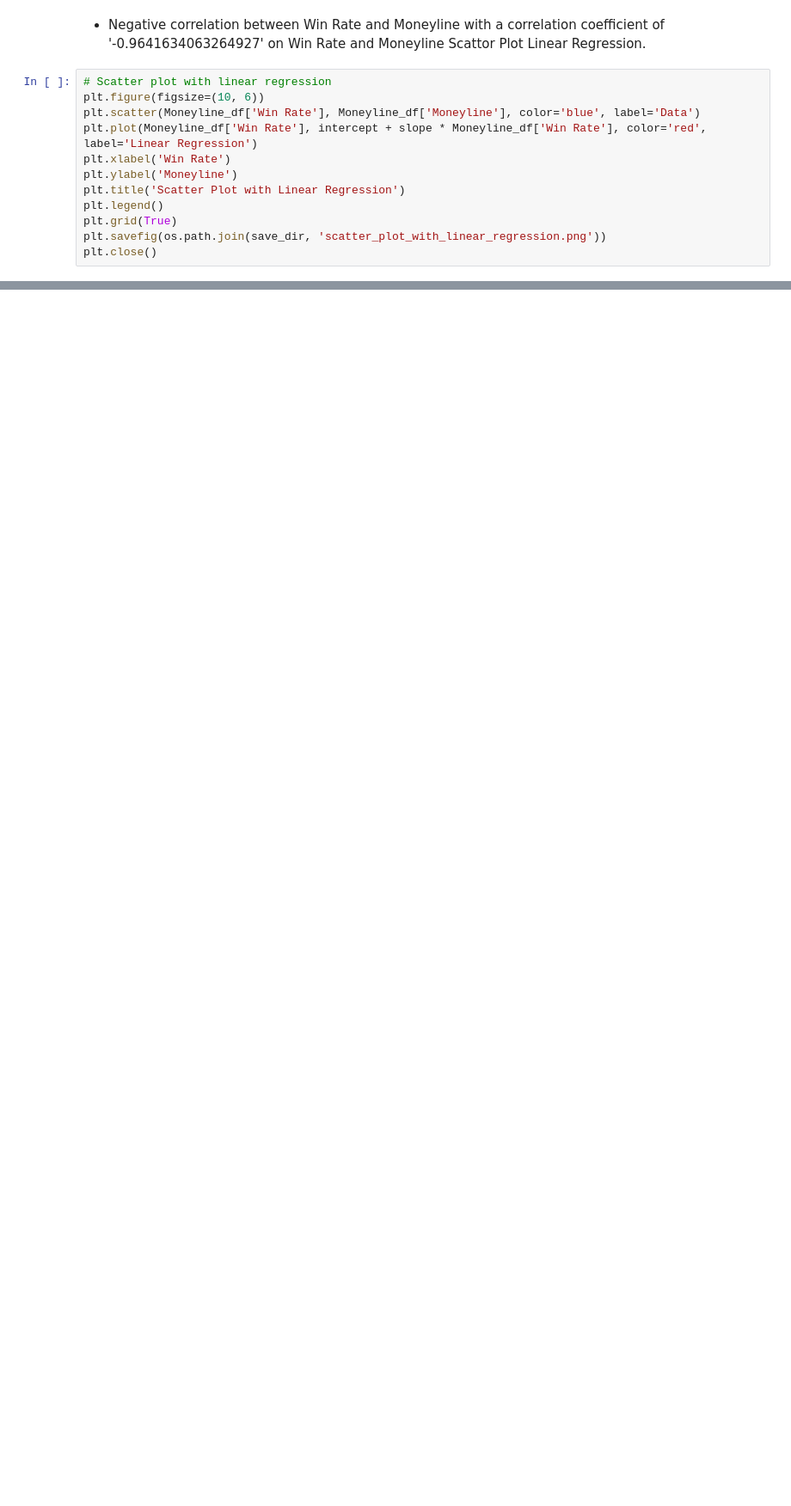
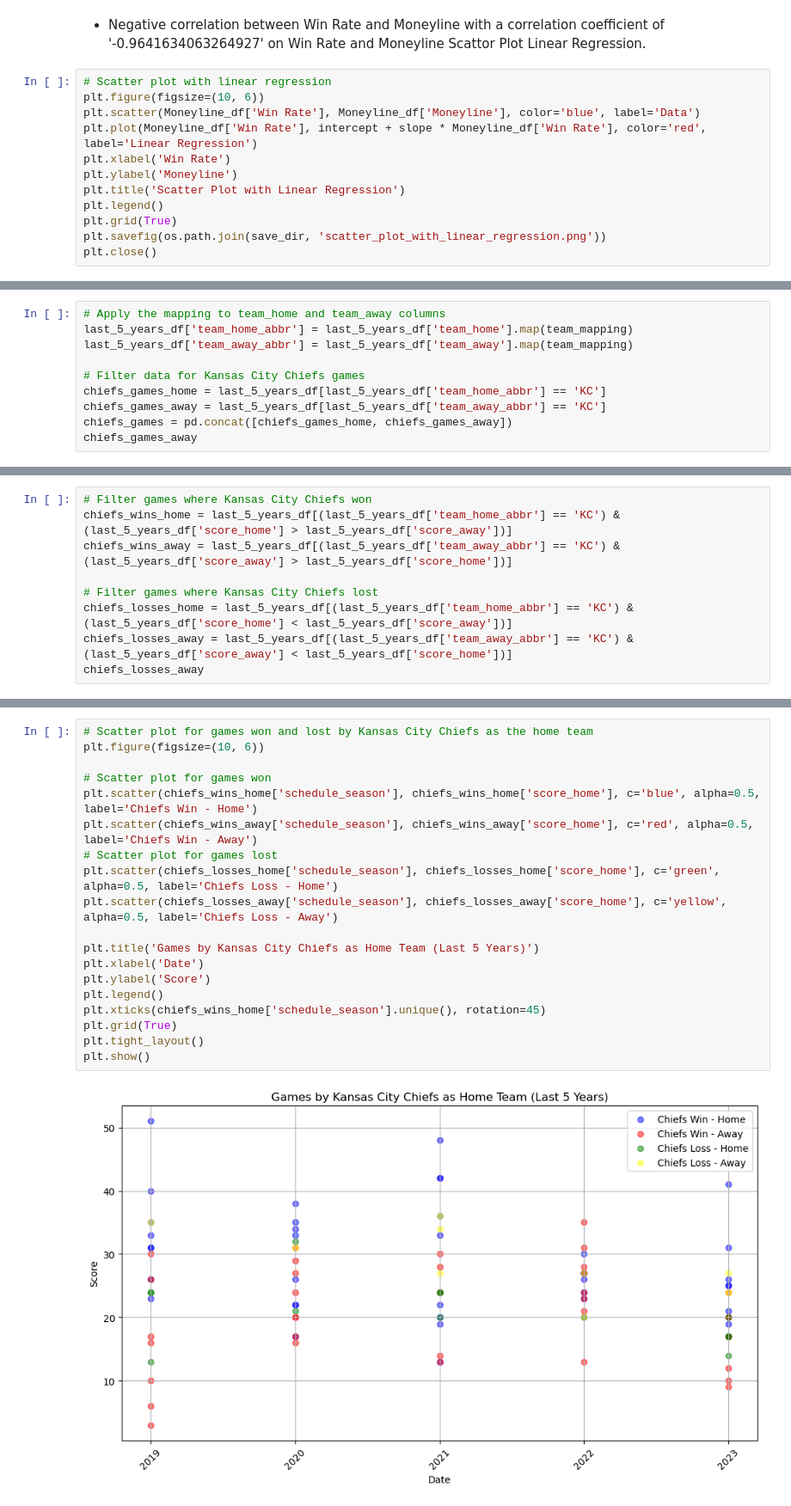
Before and after one commit to tarsian/Group_1-Project_1, a Jupyter notebook: NFL Betting/NFL_betting(Kwangho).ipynb, the cells around one changed output, grey strips where cells are left out. Shown at 86% size. Drawn from its saved outputs; the diff is of its cells as text; blank space fills up the shorter version.

```diff
--- a/NFL Betting/NFL_betting(Kwangho).ipynb
+++ b/NFL Betting/NFL_betting(Kwangho).ipynb
@@ -359,0 +398,10 @@ plt.close()
+# %%
+# Apply the mapping to team_home and team_away columns
+last_5_years_df['team_home_abbr'] = last_5_years_df['team_home'].map(team_mapping)
+last_5_years_df['team_away_abbr'] = last_5_years_df['team_away'].map(team_mapping)
+
+# Filter data for Kansas City Chiefs games
+chiefs_games_home = last_5_years_df[last_5_years_df['team_home_abbr'] == 'KC']
+chiefs_games_away = last_5_years_df[last_5_years_df['team_away_abbr'] == 'KC']
+chiefs_games = pd.concat([chiefs_games_home, chiefs_games_away])
+chiefs_games_away
@@ -359,0 +436,9 @@ plt.close()
+# %%
+# Filter games where Kansas City Chiefs won
+chiefs_wins_home = last_5_years_df[(last_5_years_df['team_home_abbr'] == 'KC') & (last_5_years_df['score_home'] > last_5_years_df['score_away'])]
+chiefs_wins_away = last_5_years_df[(last_5_years_df['team_away_abbr'] == 'KC') & (last_5_years_df['score_away'] > last_5_years_df['score_home'])]
+
+# Filter games where Kansas City Chiefs lost
+chiefs_losses_home = last_5_years_df[(last_5_years_df['team_home_abbr'] == 'KC') & (last_5_years_df['score_home'] < last_5_years_df['score_away'])]
+chiefs_losses_away = last_5_years_df[(last_5_years_df['team_away_abbr'] == 'KC') & (last_5_years_df['score_away'] < last_5_years_df['score_home'])]
+chiefs_losses_away
@@ -359,0 +456,21 @@ plt.close()
+# %%
+# Scatter plot for games won and lost by Kansas City Chiefs as the home team
+plt.figure(figsize=(10, 6))
+
+# Scatter plot for games won
+plt.scatter(chiefs_wins_home['schedule_season'], chiefs_wins_home['score_home'], c='blue', alpha=0.5, label='Chiefs Win - Home')
+plt.scatter(chiefs_wins_away['schedule_season'], chiefs_wins_away['score_home'], c='red', alpha=0.5, label='Chiefs Win - Away')
+# Scatter plot for games lost
+plt.scatter(chiefs_losses_home['schedule_season'], chiefs_losses_home['score_home'], c='green', alpha=0.5, label='Chiefs Loss - Home')
+plt.scatter(chiefs_losses_away['schedule_season'], chiefs_losses_away['score_home'], c='yellow', alpha=0.5, label='Chiefs Loss - Away')
+
+plt.title('Games by Kansas City Chiefs as Home Team (Last 5 Years)')
+plt.xlabel('Date')
+plt.ylabel('Score')
+plt.legend()
+plt.xticks(chiefs_wins_home['schedule_season'].unique(), rotation=45)
+plt.grid(True)
+plt.tight_layout()
+plt.show()
+# %% [output]
+[figure, added]
```
Also changed, not shown: parts of 5 cells of this notebook.
